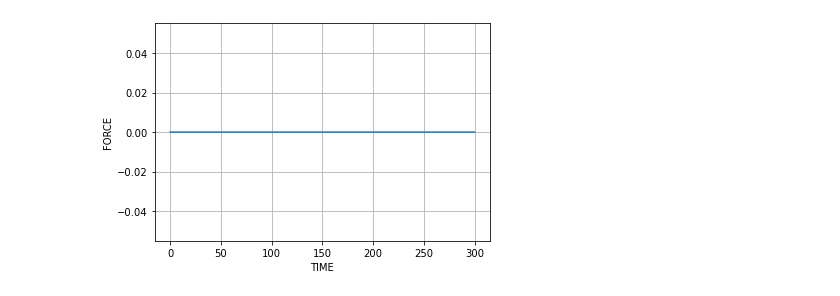
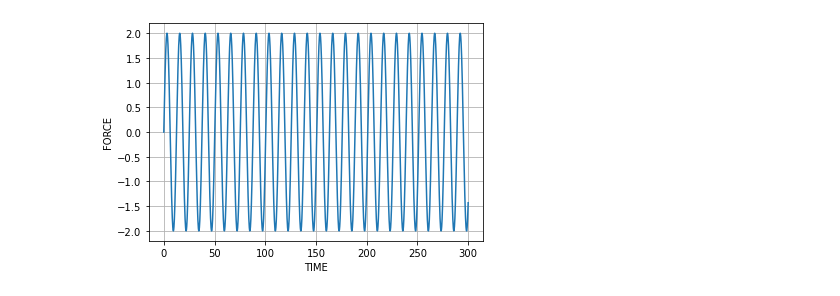
Before and after one commit to bharadwaj1098/Auto, a Jupyter notebook: graphs.ipynb, the cells around one changed output. Cells and saved outputs as stored; diff of their text form; code cells hidden in the pictures.

```diff
--- a/graphs.ipynb
+++ b/graphs.ipynb
@@ -5,9 +5,9 @@ import math
 import matplotlib.pyplot as plt
 from sympy import *
 from spring_damp import spring_damp_mass
-
-force_sin = sin
-sdm_sin = spring_damp_mass(state_vec=[1,0], time_in_sec=300, mass=10, K=2,B=0, delta_mass = 0,delta_K = 0, delta_B = 0, force=force_sin, amplitude=0, omega = 0.5)
-sdm_sin.force_graph()
-# %% [output]
-[figure, removed]
+# %%
+force_sin = sin
+sdm_sin = spring_damp_mass(state_vec=[1,0], time_in_sec=300, mass=10, K=2,B=10, delta_mass = 1,delta_K = 0.1, delta_B = 1, force=force_sin, amplitude=2, omega = 0.5)
+sdm_sin.force_graph()
+# %% [output]
+[figure, added]
```
Also changed, not shown: parts of 20 cells of this notebook, 3 other files.
